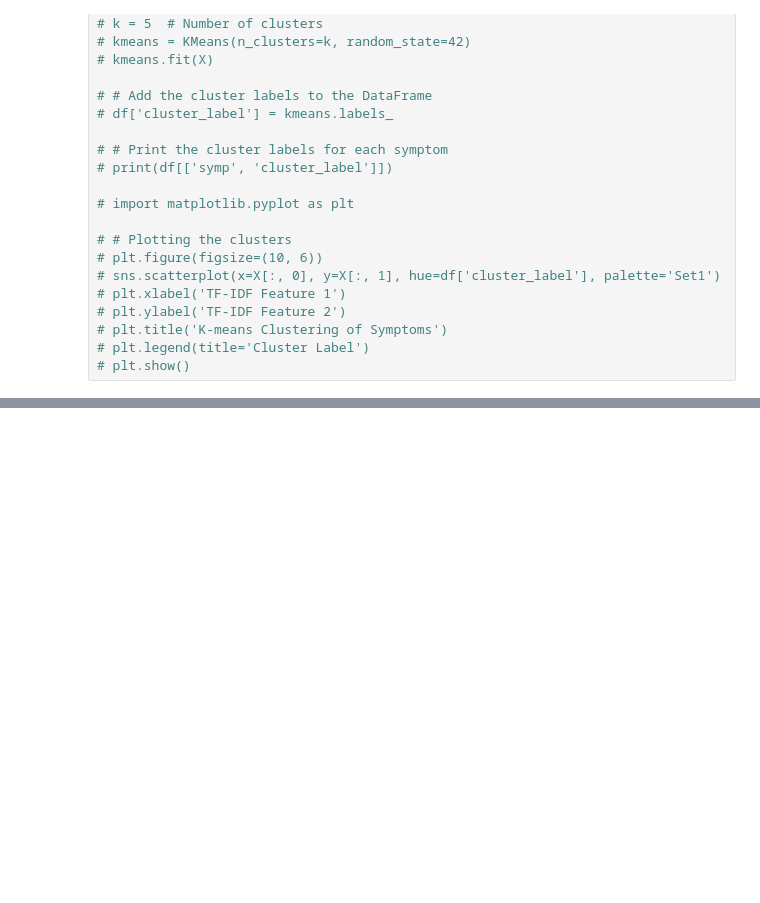
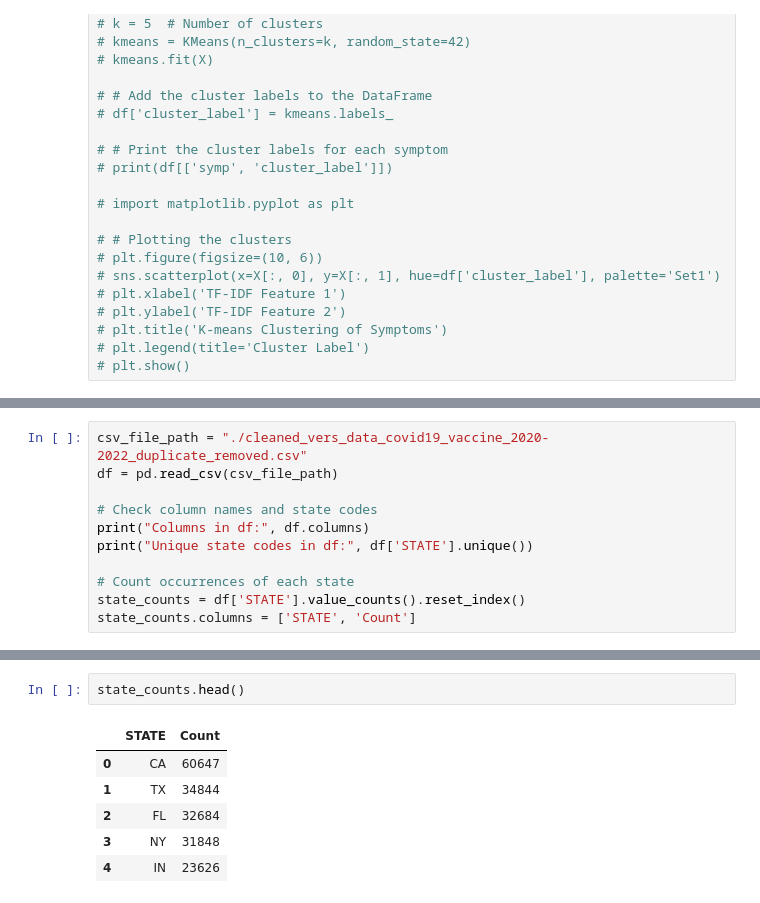
Before and after one commit to Rutu136/COMP4710-World-Vaccine-Adverse-Reactions, a Jupyter notebook: try.ipynb, the cells around one changed output, grey strips where cells are left out. Cells and saved outputs as stored; diff of their text form; blank space fills up the shorter version.

```diff
--- a/try.ipynb
+++ b/try.ipynb
@@ -302,0 +300,11 @@ plt.show()
+# %%
+csv_file_path = "./cleaned_vers_data_covid19_vaccine_2020-2022_duplicate_removed.csv"
+df = pd.read_csv(csv_file_path)
+
+# Check column names and state codes
+print("Columns in df:", df.columns)
+print("Unique state codes in df:", df['STATE'].unique())
+
+# Count occurrences of each state
+state_counts = df['STATE'].value_counts().reset_index()
+state_counts.columns = ['STATE', 'Count']
@@ -302,0 +327,9 @@ plt.show()
+# %%
+state_counts.head()
+# %% [output]
+|  | STATE | Count |
+| 0 | CA | 60647 |
+| 1 | TX | 34844 |
+| 2 | FL | 32684 |
+| 3 | NY | 31848 |
+| 4 | IN | 23626 |
```
Also changed, not shown: parts of 3 cells of this notebook, 1 other file.
